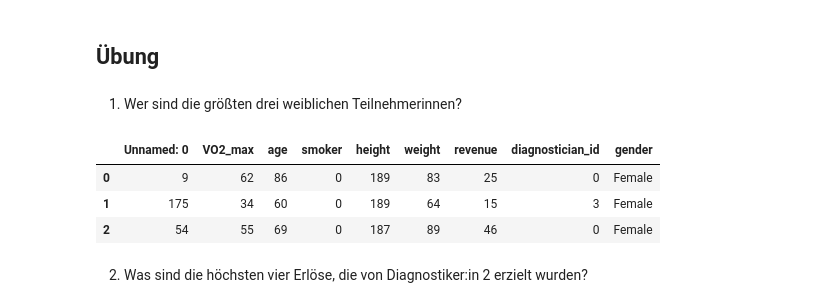
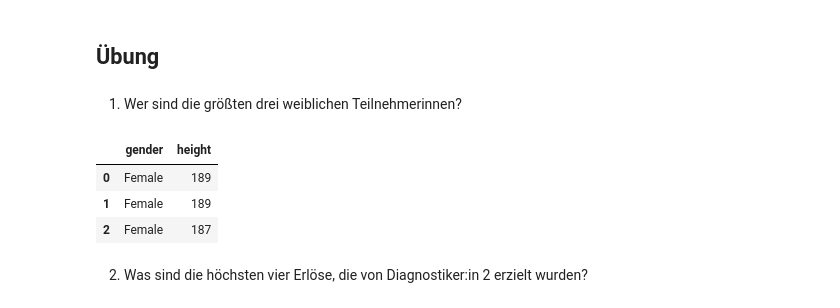
Before and after one commit to jhumci/MCI-MSE_Aufgaben, a Jupyter notebook: PÜ4/SQL-Übung.ipynb, the cells around one changed output. Drawn from its saved outputs; the diff is of its cells as text; code cells hidden in the pictures.

```diff
--- a/PÜ4/SQL-Übung.ipynb
+++ b/PÜ4/SQL-Übung.ipynb
@@ -335,12 +324,12 @@ ps.sqldf(""" SELECT AVG(VO2_max), height, weight FROM performance_data WHERE hei
 ## Übung
 # %% [markdown]
 1. Wer sind die größten drei weiblichen Teilnehmerinnen?
-# %%
-ps.sqldf(""" """)
-# %% [output]
-|  | Unnamed: 0 | VO2_max | age | smoker | height | weight | revenue | diagnostician_id | gender |
-| 0 | 9 | 62 | 86 | 0 | 189 | 83 | 25 | 0 | Female |
-| 1 | 175 | 34 | 60 | 0 | 189 | 64 | 15 | 3 | Female |
-| 2 | 54 | 55 | 69 | 0 | 187 | 89 | 46 | 0 | Female |
+# %%
+ps.sqldf(""" SELECT gender, height FROM performance_data where gender="Female" order by height desc limit 3 """)
+# %% [output]
+|  | gender | height |
+| 0 | Female | 189 |
+| 1 | Female | 189 |
+| 2 | Female | 187 |
 # %% [markdown]
 2. Was sind die höchsten vier Erlöse, die von Diagnostiker:in 2 erzielt wurden?
```
Also changed, not shown: parts of 19 cells of this notebook.
